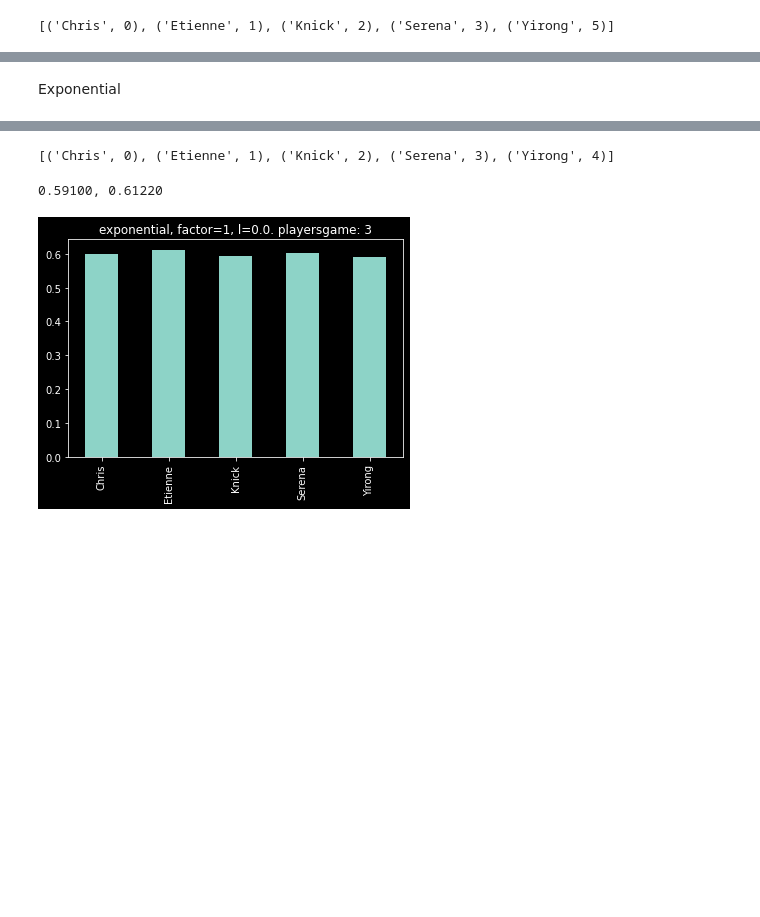
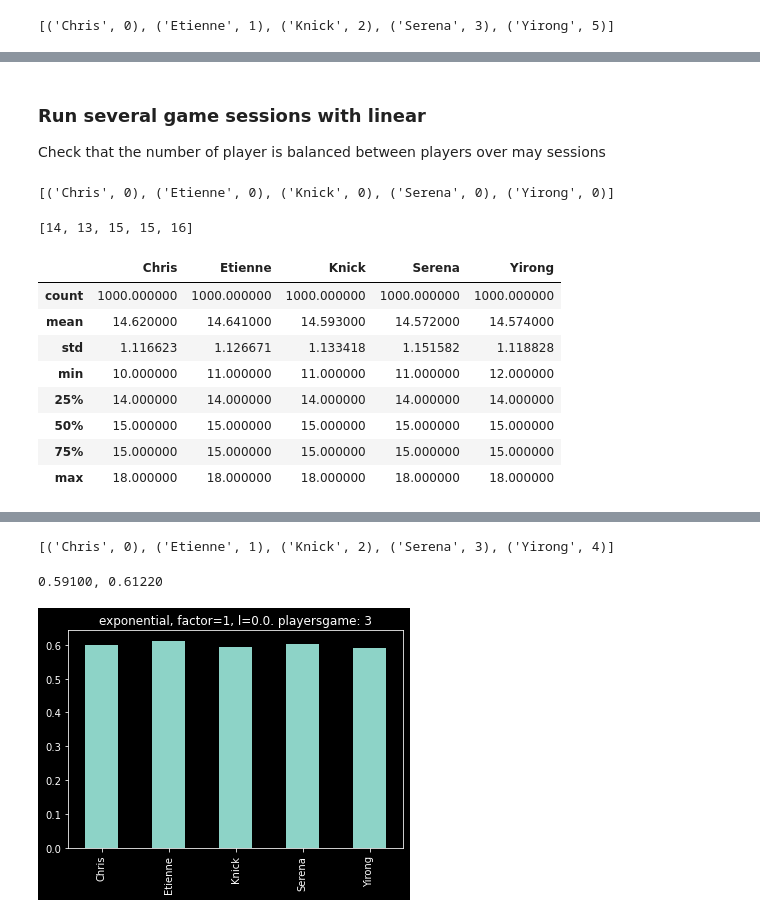
Before and after one commit to vtecftwy/improv_randomizer, a Jupyter notebook: nbs/WIP.02_draw_players.ipynb, the cells around one changed output, grey strips where cells are left out. Drawn from its saved outputs; the diff is of its cells as text; code cells hidden in the pictures; blank space fills up the shorter version.

```diff
--- a/nbs/WIP.02_draw_players.ipynb
+++ b/nbs/WIP.02_draw_players.ipynb
@@ -150,2 +130,43 @@ test_pick(method='linear', factor=50)
-# %% [markdown]
-Exponential
+# %% [markdown]
+### Run several game sessions with linear
+
+Check that the number of player is balanced between players over may sessions
+# %%
+session = GameSession()
+[(p.name, p.nbr_games_played) for p in session.cast]
+# %% [output]
+[('Chris', 0), ('Etienne', 0), ('Knick', 0), ('Serena', 0), ('Yirong', 0)]
+# %%
+def run_game_set():
+    session = GameSession()
+    while True:
+        session.pick_next_game()
+        if session.current_game_idx is not None:
+            game = session.games[session.current_game_idx]
+            player_idxs, player_names = session.pick_players(game)
+            # for player_idx in player_idxs:
+            #     session.cast[player_idx].nbr_games_played += 1
+        else:
+            # print('All games played')
+            break
+    return [p.nbr_games_played for p in session.cast]
+
+run_game_set()
+# %% [output]
+[14, 13, 15, 15, 16]
+# %%
+l = []
+for i in range(1_000):
+    l.append(run_game_set())
+df = pd.DataFrame(data=l, columns=[p.name for p in session.cast])
+df.describe()
+# %% [output]
+|  | Chris | Etienne | Knick | Serena | Yirong |
+| count | 1000.000000 | 1000.000000 | 1000.000000 | 1000.000000 | 1000.000000 |
+| mean | 14.620000 | 14.641000 | 14.593000 | 14.572000 | 14.574000 |
+| std | 1.116623 | 1.126671 | 1.133418 | 1.151582 | 1.118828 |
+| min | 10.000000 | 11.000000 | 11.000000 | 11.000000 | 12.000000 |
+| 25% | 14.000000 | 14.000000 | 14.000000 | 14.000000 | 14.000000 |
+| 50% | 15.000000 | 15.000000 | 15.000000 | 15.000000 | 15.000000 |
+| 75% | 15.000000 | 15.000000 | 15.000000 | 15.000000 | 15.000000 |
+| max | 18.000000 | 18.000000 | 18.000000 | 18.000000 | 18.000000 |
```
Also changed, not shown: parts of 9 cells of this notebook, 2 other files.
